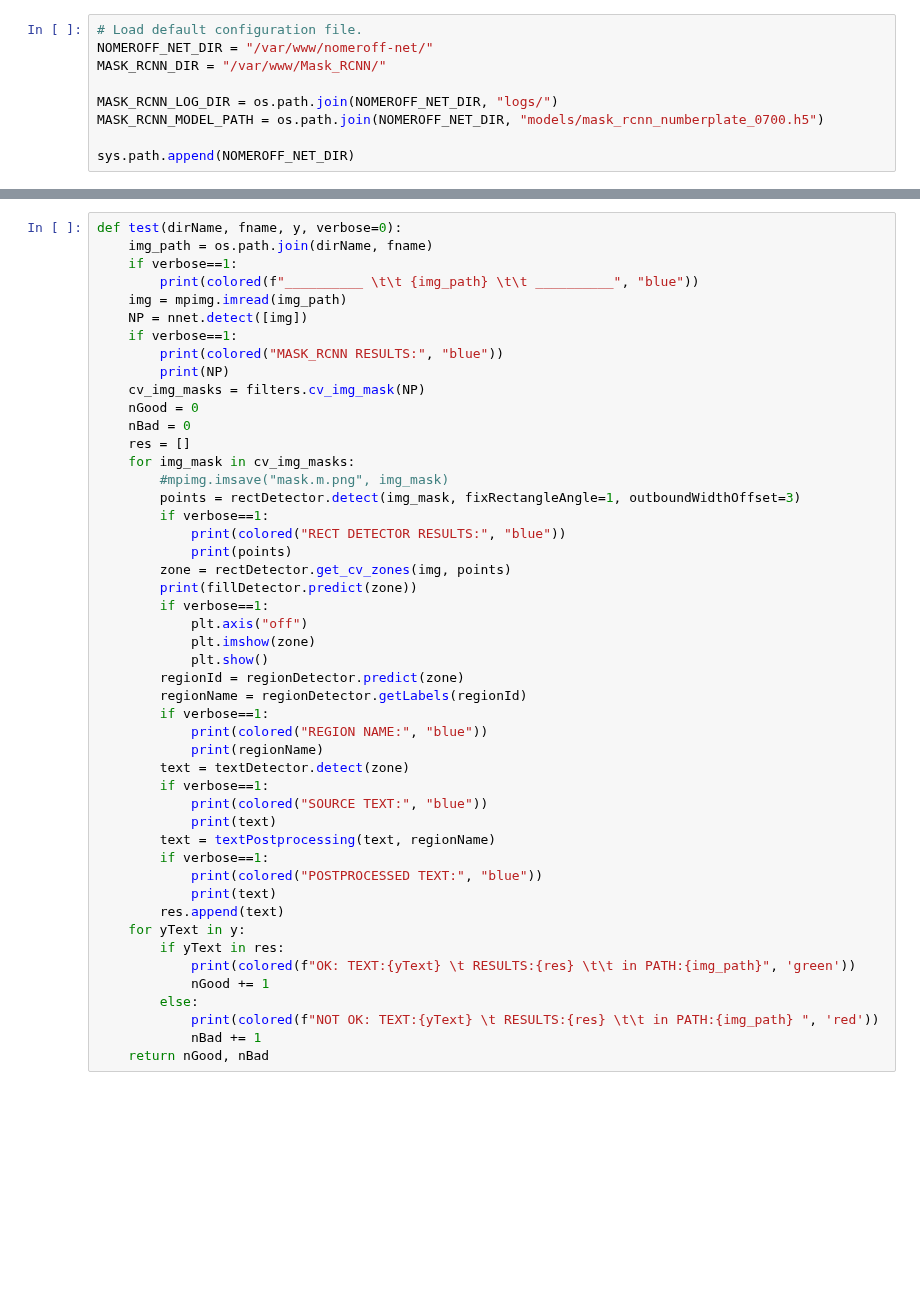
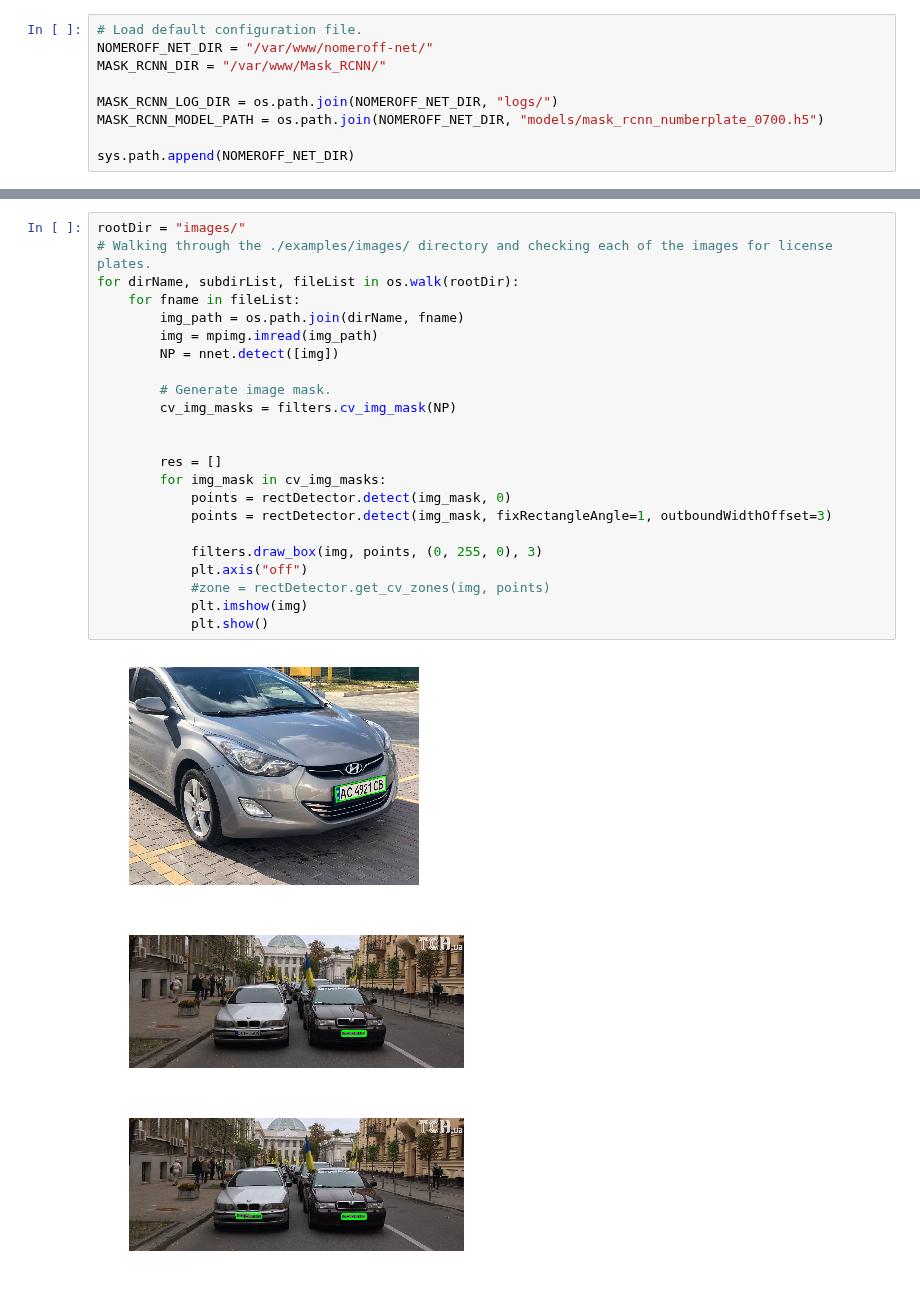
Before and after one commit to ria-com/nomeroff-net, a Jupyter notebook: examples/demo2.ipynb, the cells around one changed output, grey strips where cells are left out. Drawn from its saved outputs; the diff is of its cells as text; blank space fills up the shorter version.

```diff
--- a/examples/demo2.ipynb
+++ b/examples/demo2.ipynb
@@ -31,48 +37,27 @@ nnet.loadModel(MASK_RCNN_MODEL_PATH)
-# %%
-def test(dirName, fname, y, verbose=0):
-    img_path = os.path.join(dirName, fname)
-    if verbose==1:
-        print(colored(f"__________ \t\t {img_path} \t\t __________", "blue"))
-    img = mpimg.imread(img_path)
-    NP = nnet.detect([img])
-    if verbose==1:
-        print(colored("MASK_RCNN RESULTS:", "blue"))
-        print(NP)
-    cv_img_masks = filters.cv_img_mask(NP)
-    nGood = 0
-    nBad = 0
-    res = []
-    for img_mask in cv_img_masks:
-        #mpimg.imsave("mask.m.png", img_mask)
-        points = rectDetector.detect(img_mask, fixRectangleAngle=1, outboundWidthOffset=3)
-        if verbose==1:
-            print(colored("RECT DETECTOR RESULTS:", "blue"))
-            print(points)
-        zone = rectDetector.get_cv_zones(img, points)
-        print(fillDetector.predict(zone))
-        if verbose==1:
-            plt.axis("off")
-            plt.imshow(zone)
-            plt.show()
-        regionId = regionDetector.predict(zone)
-        regionName = regionDetector.getLabels(regionId)
-        if verbose==1:
-            print(colored("REGION NAME:", "blue"))
-            print(regionName)
-        text = textDetector.detect(zone)
-        if verbose==1:
-            print(colored("SOURCE TEXT:", "blue"))
-            print(text)
-        text = textPostprocessing(text, regionName)
-        if verbose==1:
-            print(colored("POSTPROCESSED TEXT:", "blue"))
-            print(text)
-        res.append(text)
-    for yText in y:
-        if yText in res:
-            print(colored(f"OK: TEXT:{yText} \t RESULTS:{res} \t\t in PATH:{img_path}", 'green'))
-            nGood += 1
-        else:
-            print(colored(f"NOT OK: TEXT:{yText} \t RESULTS:{res} \t\t in PATH:{img_path} ", 'red'))
-            nBad += 1
-    return nGood, nBad
+# %%
+rootDir = "images/"
+# Walking through the ./examples/images/ directory and checking each of the images for license plates.
+for dirName, subdirList, fileList in os.walk(rootDir):
+    for fname in fileList:
+        img_path = os.path.join(dirName, fname)
+        img = mpimg.imread(img_path)
+        NP = nnet.detect([img])
+
+        # Generate image mask.
+        cv_img_masks = filters.cv_img_mask(NP)
+
+
+        res = []
+        for img_mask in cv_img_masks:
+            points = rectDetector.detect(img_mask, 0)
+            points = rectDetector.detect(img_mask, fixRectangleAngle=1, outboundWidthOffset=3)
+
+            filters.draw_box(img, points, (0, 255, 0), 3)
+            plt.axis("off")
+            #zone = rectDetector.get_cv_zones(img, points)
+            plt.imshow(img)
+            plt.show()
+# %% [output]
+[figure, added]
+[figure, added]
+[figure, added]
```
Also changed, not shown: parts of 2 cells of this notebook, 4 other files.
